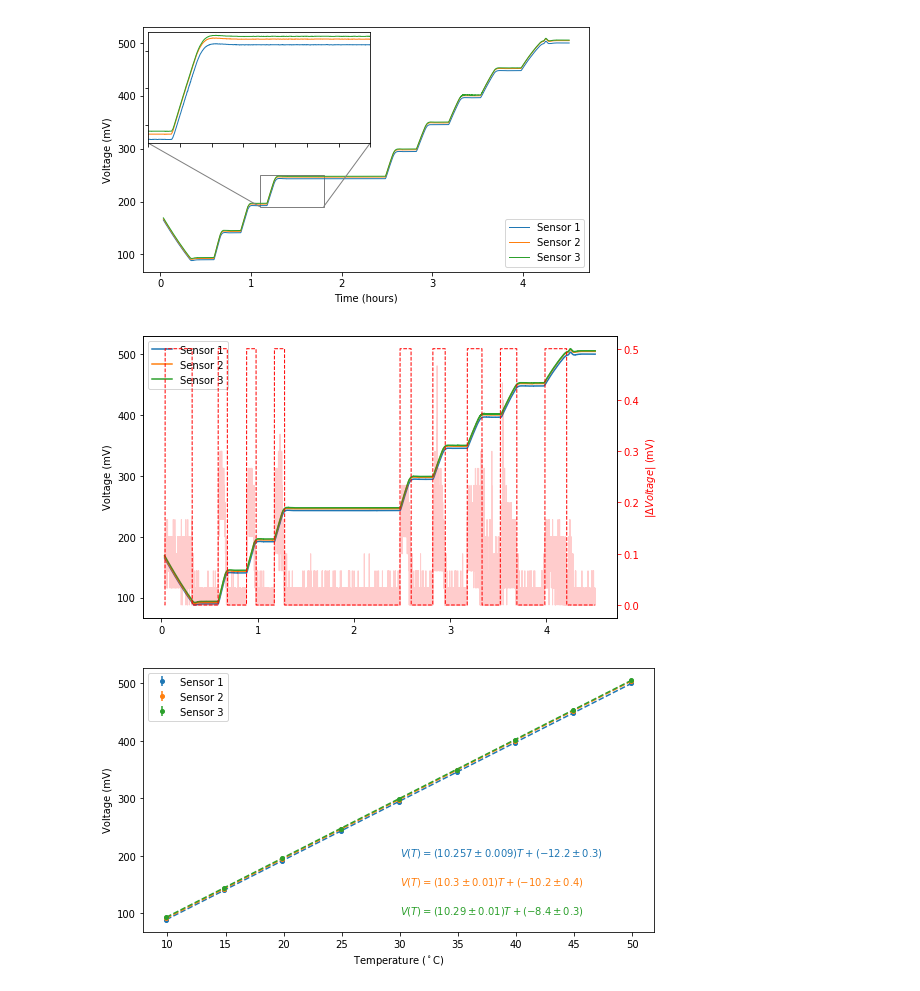
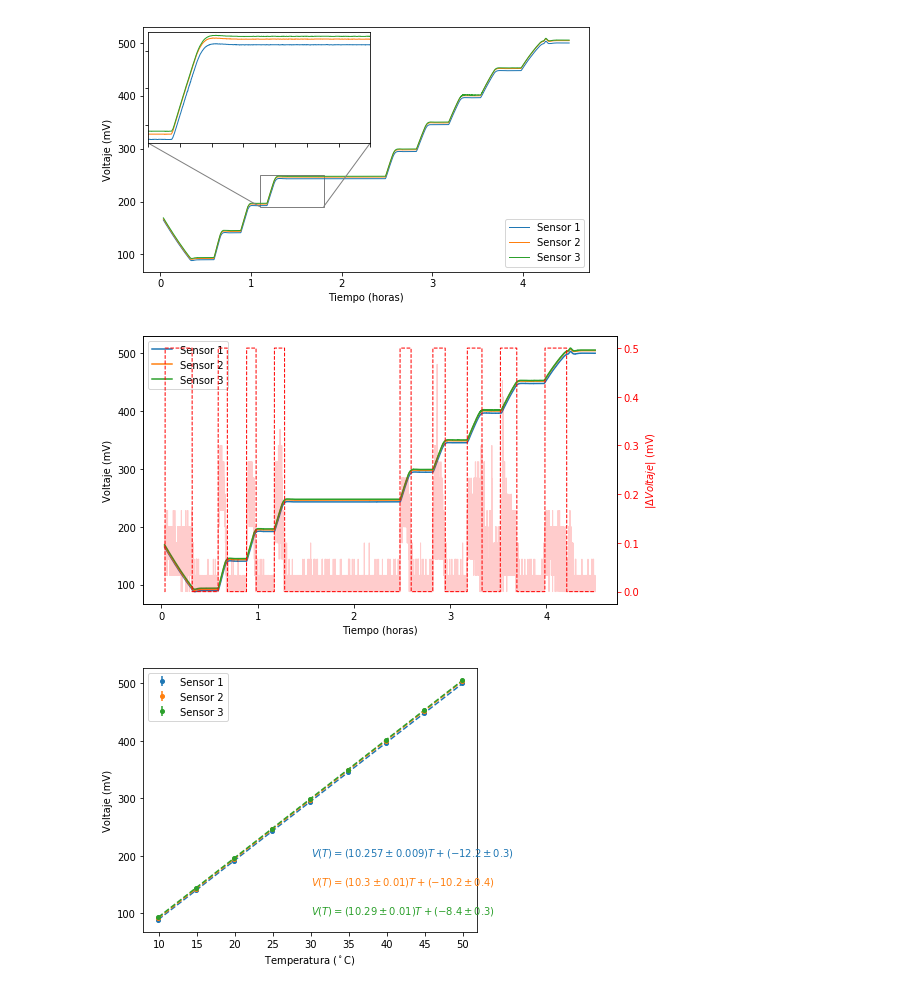
Before and after one commit to jsbarbosa/TesisQuimica, a Jupyter notebook: Data/TemperatureCalibration/Analysis.ipynb, the cells around one changed output. Cells and saved outputs as stored; diff of their text form; code cells hidden in the pictures.

```diff
--- a/Data/TemperatureCalibration/Analysis.ipynb
+++ b/Data/TemperatureCalibration/Analysis.ipynb
@@ -78,8 +78,8 @@ for i in range(1, 4):
     axins.plot(ch[:, 0], ch[:, 1], lw = 1)
 
 ax.legend(loc = 4)
-ax.set_xlabel("Time (hours)")
-ax.set_ylabel("Voltage (mV)")
+ax.set_xlabel("Tiempo (horas)")
+ax.set_ylabel("Voltaje (mV)")
 
 axins.set_xlim(1.1, 1.8) # apply the x-limits
 axins.set_ylim(190, 250) # apply the y-limits
@@ -95,7 +95,7 @@ plt.savefig("V-t.png", dpi = 300)
 # fig.tight_layout()
 plt.show()
 # %% [output]
-[figure, old version]
+[figure, new version]
 # %%
 abs_dy, dy = findZeros(ch1, ch2, ch3)
 fig, ax1 = plt.subplots(figsize = (8, 4.5))
@@ -104,13 +104,14 @@ ax1.plot(ch1[:, 0], ch1[:, 1], label = "Sensor 1")
 ax1.plot(ch2[:, 0], ch2[:, 1], label = "Sensor 2")
 ax1.plot(ch3[:, 0], ch3[:, 1], label = "Sensor 3")
 
-ax1.set_ylabel("Voltage (mV)")
+ax1.set_ylabel("Voltaje (mV)")
+ax1.set_xlabel("Tiempo (horas)")
 
 ax2 = ax1.twinx()
 ax2.plot(ch1[:, 0], abs_dy, '-', c = 'r', lw = 1,  alpha = 0.2)
 ax2.plot(ch1[:, 0], dy, '--', c = 'r', lw = 1)
 
-ax2.set_ylabel("$|\Delta Voltage|$ (mV)", color='r')
+ax2.set_ylabel("$|\Delta Voltaje|$ (mV)", color='r')
 ax2.tick_params('y', colors='r')
 
 ax1.legend()
@@ -119,7 +120,7 @@ fig.tight_layout()
 fig.savefig("dV-t.png", dpi = 300)
 plt.show()
 # %% [output]
-[figure, old version]
+[figure, new version]
 # %%
 changes = []
 for i in range(1, len(dy)):
@@ -145,30 +146,30 @@ for i in range(n):
 # %%
 reference = np.array([9.9, 14.9, 19.9, 24.9, 29.9, 34.9, 39.9, 44.9, 49.9])
 
-fig, ax = plt.subplots(figsize = (8, 4.5))
+fig, ax = plt.subplots(figsize = (6, 4.5))
 
 ms = np.zeros((3, 2))
 bs = np.zeros((3, 2))
 
 for i in range(3):
     x = reference
     y = means[:, i]
     (m, dm), (b, db) = regression(x, y)
     ms[i] = m, dm
     bs[i] = b, db
     c = ax.errorbar(x, y, yerr = 0.4, fmt = "o", label = "Sensor %d"%(i + 1), ms = 4)[0].get_color()
 
     yy = m * x + b
     ax.plot(x, yy, "--", c = c)
     ax.text(30, 200 - i*50, "$V(T) = (%s \pm %s)T + (%s \pm %s)$"%(m, dm, b, db), color = c)
 
 ax.legend()
-ax.set_ylabel("Voltage (mV)")
-ax.set_xlabel("Temperature ($^\circ$C)")
+ax.set_ylabel("Voltaje (mV)")
+ax.set_xlabel("Temperatura ($^\circ$C)")
 
 fig.tight_layout()
 fig.savefig("V-T.png", dpi = 300)
 plt.show()
 # %% [output]
-[figure, old version]
+[figure, new version]
 # %%
```
Also changed, not shown: parts of 3 cells of this notebook, 23 other files.
